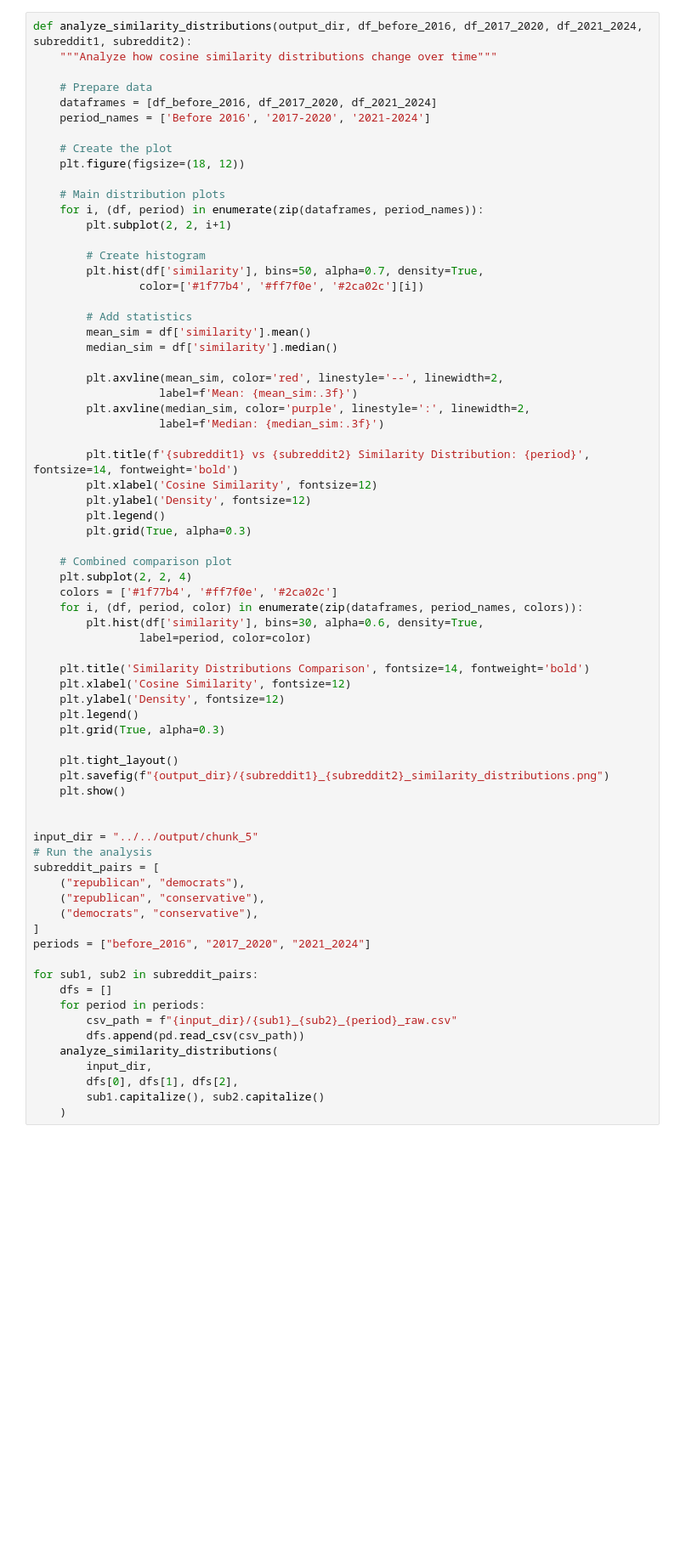
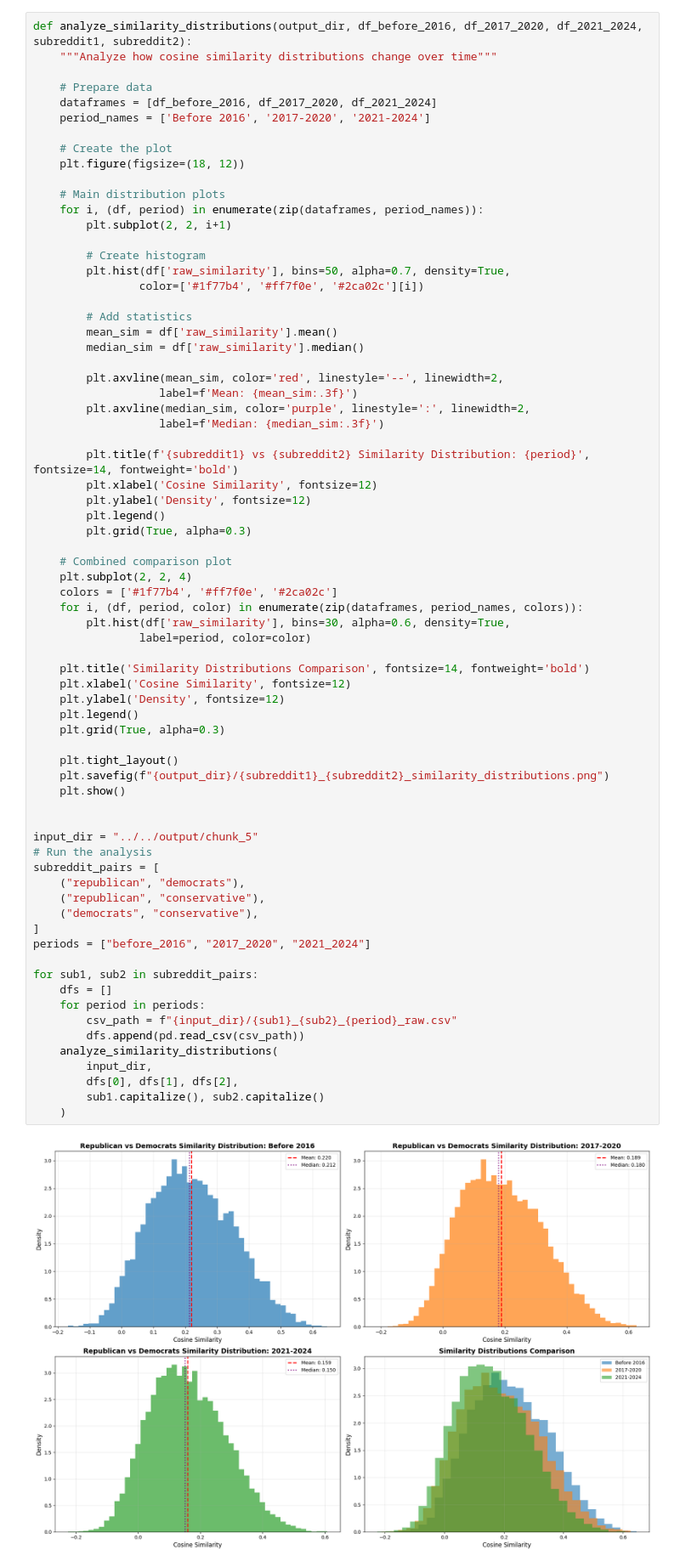
Before and after one commit to Lucas265163/Different-Word-Usage-on-Different-Subreddits, a Jupyter notebook: notebooks/diagnostic/cosine_similarity.ipynb, the cells around one changed output. Shown at 85% size. Saved outputs shown, nothing was run; the diff lists cells and outputs as text; blank space fills up the shorter version.

```diff
--- a/notebooks/diagnostic/cosine_similarity.ipynb
+++ b/notebooks/diagnostic/cosine_similarity.ipynb
@@ -133,12 +133,12 @@ def analyze_similarity_distributions(output_dir, df_before_2016, df_2017_2020, d
         plt.subplot(2, 2, i+1)
 
         # Create histogram
-        plt.hist(df['similarity'], bins=50, alpha=0.7, density=True,
+        plt.hist(df['raw_similarity'], bins=50, alpha=0.7, density=True,
                 color=['#1f77b4', '#ff7f0e', '#2ca02c'][i])
 
         # Add statistics
-        mean_sim = df['similarity'].mean()
-        median_sim = df['similarity'].median()
+        mean_sim = df['raw_similarity'].mean()
+        median_sim = df['raw_similarity'].median()
 
         plt.axvline(mean_sim, color='red', linestyle='--', linewidth=2,
                    label=f'Mean: {mean_sim:.3f}')
@@ -155,36 +155,38 @@ def analyze_similarity_distributions(output_dir, df_before_2016, df_2017_2020, d
     plt.subplot(2, 2, 4)
     colors = ['#1f77b4', '#ff7f0e', '#2ca02c']
     for i, (df, period, color) in enumerate(zip(dataframes, period_names, colors)):
-        plt.hist(df['similarity'], bins=30, alpha=0.6, density=True,
+        plt.hist(df['raw_similarity'], bins=30, alpha=0.6, density=True,
                 label=period, color=color)
 
     plt.title('Similarity Distributions Comparison', fontsize=14, fontweight='bold')
     plt.xlabel('Cosine Similarity', fontsize=12)
     plt.ylabel('Density', fontsize=12)
     plt.legend()
     plt.grid(True, alpha=0.3)
 
     plt.tight_layout()
     plt.savefig(f"{output_dir}/{subreddit1}_{subreddit2}_similarity_distributions.png")
     plt.show()
 
 
 input_dir = "../../output/chunk_5"
 # Run the analysis
 subreddit_pairs = [
     ("republican", "democrats"),
     ("republican", "conservative"),
     ("democrats", "conservative"),
 ]
 periods = ["before_2016", "2017_2020", "2021_2024"]
 
 for sub1, sub2 in subreddit_pairs:
     dfs = []
     for period in periods:
         csv_path = f"{input_dir}/{sub1}_{sub2}_{period}_raw.csv"
         dfs.append(pd.read_csv(csv_path))
     analyze_similarity_distributions(
         input_dir,
         dfs[0], dfs[1], dfs[2],
         sub1.capitalize(), sub2.capitalize()
     )
+# %% [output]
+[figure, added]
```
Also changed, not shown: parts of 1 cell of this notebook, 6 other files.
